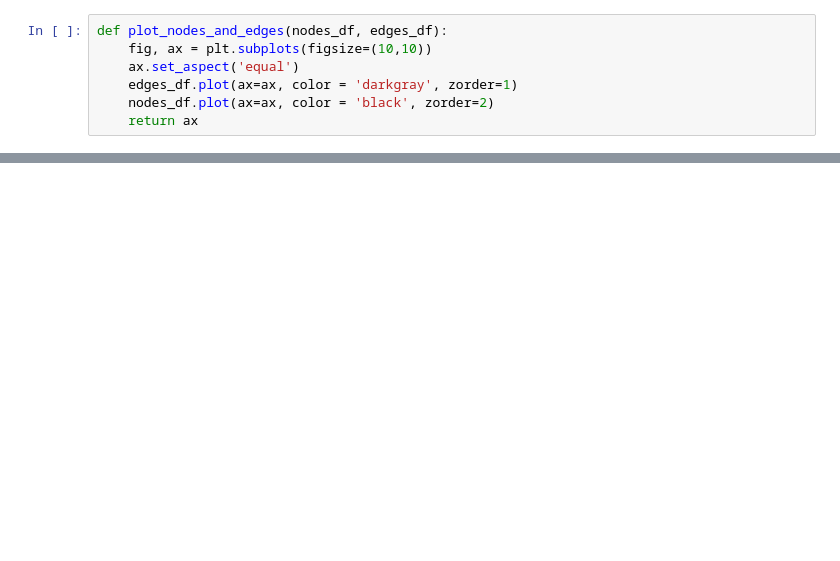
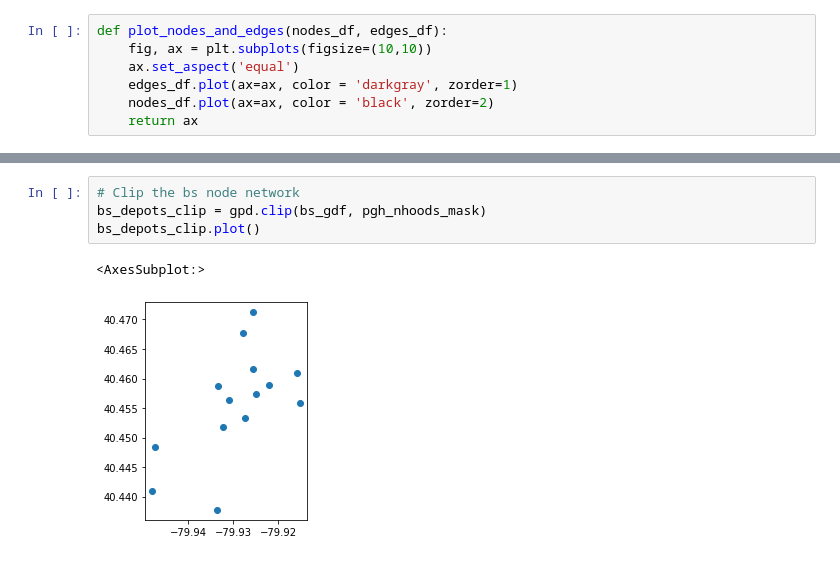
Before and after one commit to lgraff/Multimodal-Accessibility_notebooks, a Jupyter notebook: PGH_network.ipynb, the cells around one changed output, grey strips where cells are left out. Saved outputs shown, nothing was run; the diff lists cells and outputs as text; blank space fills up the shorter version.

```diff
--- a/PGH_network.ipynb
+++ b/PGH_network.ipynb
@@ -247,0 +267,7 @@ def draw_graph(G, all_node_color_map, node_color_legend, node_size, font_size, f
+# %%
+# Clip the bs node network
+bs_depots_clip = gpd.clip(bs_gdf, pgh_nhoods_mask)
+bs_depots_clip.plot()
+# %% [output]
+<AxesSubplot:>
+[figure, added]
```
Also changed, not shown: parts of 48 cells of this notebook.
